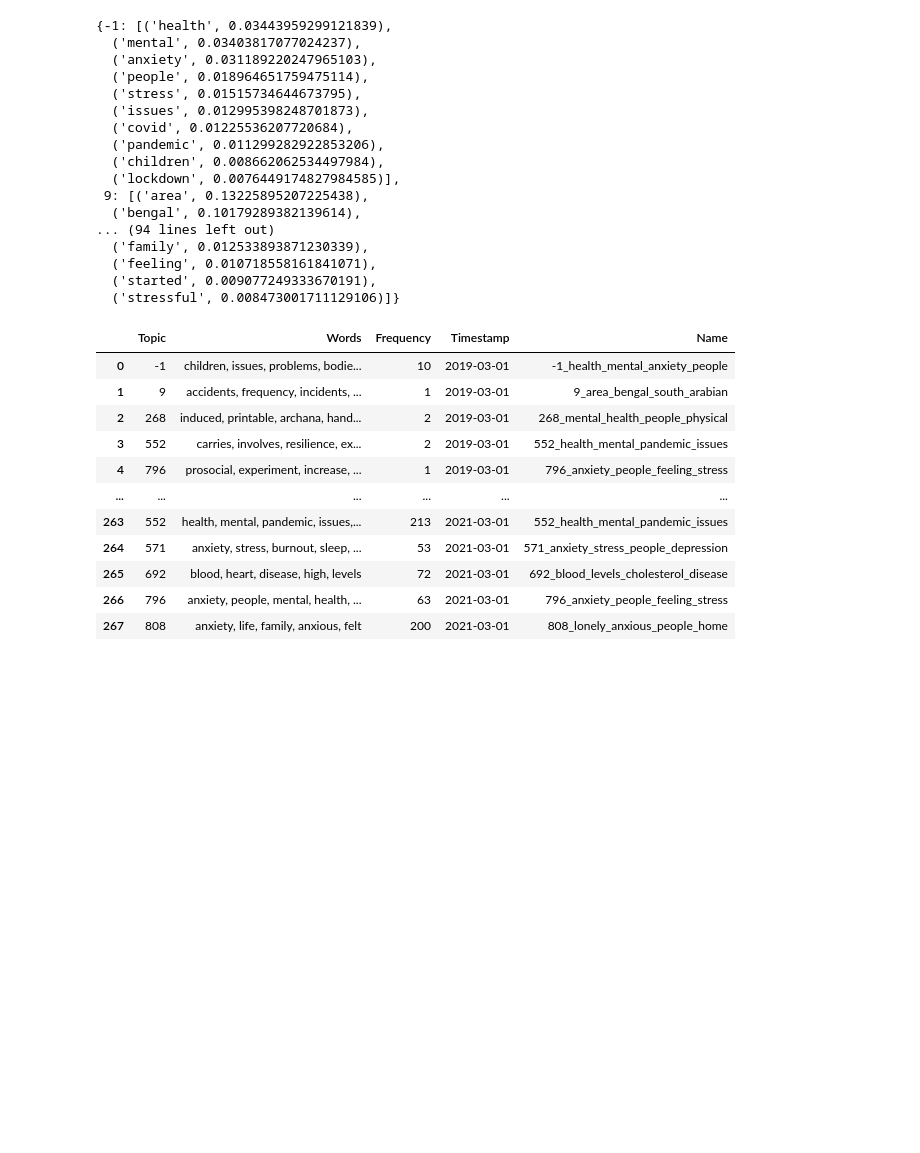
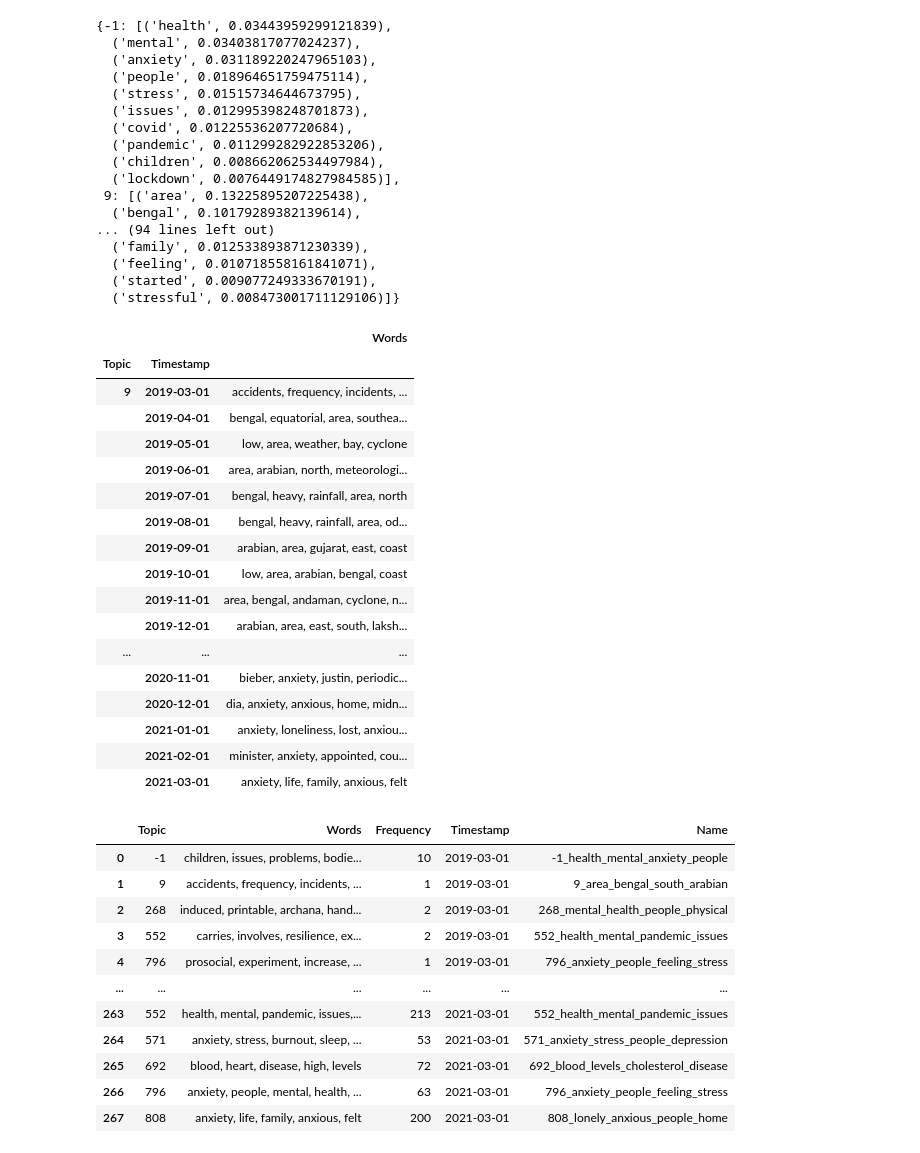
Before and after one commit to zain711/BERTopic, a Jupyter notebook: IndianNews.ipynb, the cells around one changed output. Drawn from its saved outputs; the diff is of its cells as text; code cells hidden in the pictures; blank space fills up the shorter version.

```diff
--- a/IndianNews.ipynb
+++ b/IndianNews.ipynb
@@ -148,6 +238,34 @@ topic_model = BERTopic.load('/content/drive/My Drive/indian_ft_finettune1')
 topics = np.load('/content/drive/My Drive/topic_indiafine1.npy')
 # %%
 topics_over_time = topic_model.topics_over_time(docs, topics, clean_times, global_tuning=False)
+# %%
+topics_over_time = topics_over_time[topics_over_time.Topic != -1]
+# %%
+y = topics_over_time.groupby(["Topic",'Timestamp']).agg({"Words": ', '.join})
+local = y.values.tolist()
+# %%
+pd.set_option('display.max_rows', None)
+# %%
+y
+# %% [output]
+|  |  | Words |
+| Topic | Timestamp |  |
+| 9 | 2019-03-01 | accidents, frequency, incidents, ... |
+|  | 2019-04-01 | bengal, equatorial, area, southea... |
+|  | 2019-05-01 | low, area, weather, bay, cyclone |
+|  | 2019-06-01 | area, arabian, north, meteorologi... |
+|  | 2019-07-01 | bengal, heavy, rainfall, area, north |
+|  | 2019-08-01 | bengal, heavy, rainfall, area, od... |
+|  | 2019-09-01 | arabian, area, gujarat, east, coast |
+|  | 2019-10-01 | low, area, arabian, bengal, coast |
+|  | 2019-11-01 | area, bengal, andaman, cyclone, n... |
+|  | 2019-12-01 | arabian, area, east, south, laksh... |
+| ... | ... | ... |
+|  | 2020-11-01 | bieber, anxiety, justin, periodic... |
+|  | 2020-12-01 | dia, anxiety, anxious, home, midn... |
+|  | 2021-01-01 | anxiety, loneliness, lost, anxiou... |
+|  | 2021-02-01 | minister, anxiety, appointed, cou... |
+|  | 2021-03-01 | anxiety, life, family, anxious, felt |
 # %%
 topics_over_time
 # %% [output]
```
Also changed, not shown: parts of 22 cells of this notebook.
